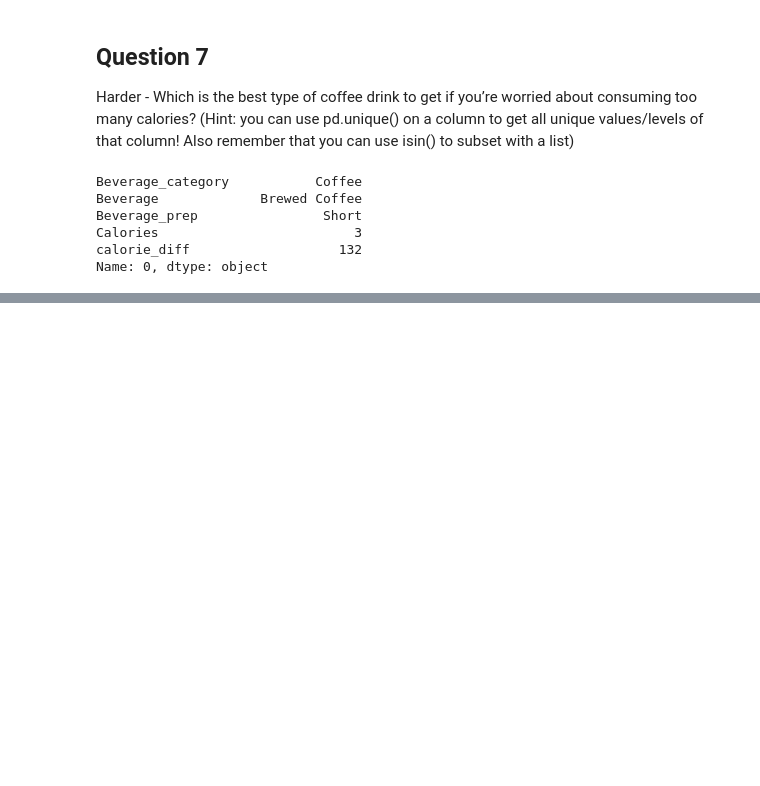
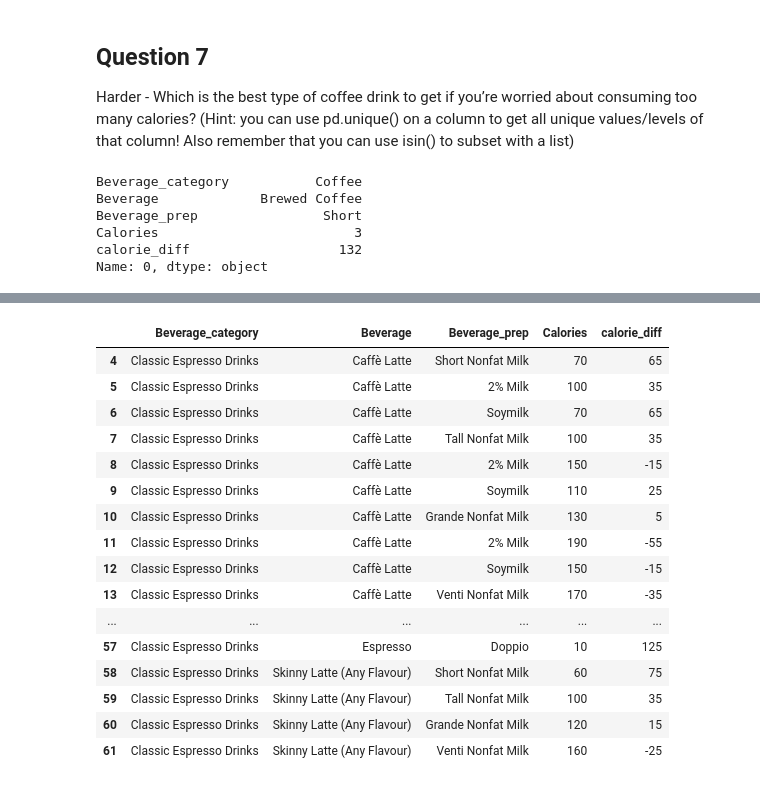
Before and after one commit to dataquine/codeclan_homework_LesleyDuff, a Jupyter notebook: week_12/day_02/homework_week_12_day_02.ipynb, the cells around one changed output, grey strips where cells are left out. Drawn from its saved outputs; the diff is of its cells as text; code cells hidden in the pictures; blank space fills up the shorter version.

```diff
--- a/week_12/day_02/homework_week_12_day_02.ipynb
+++ b/week_12/day_02/homework_week_12_day_02.ipynb
@@ -211,0 +236,26 @@ Name: 0, dtype: object
+# %%
+espresso_drinks = (
+    drinks
+    .query('Beverage_category == "Classic Espresso Drinks"')
+    .copy()
+)
+
+espresso_drinks
+# %% [output]
+|  | Beverage_category | Beverage | Beverage_prep | Calories | calorie_diff |
+| 4 | Classic Espresso Drinks | Caffè Latte | Short Nonfat Milk | 70 | 65 |
+| 5 | Classic Espresso Drinks | Caffè Latte | 2% Milk | 100 | 35 |
+| 6 | Classic Espresso Drinks | Caffè Latte | Soymilk | 70 | 65 |
+| 7 | Classic Espresso Drinks | Caffè Latte | Tall Nonfat Milk | 100 | 35 |
+| 8 | Classic Espresso Drinks | Caffè Latte | 2% Milk | 150 | -15 |
+| 9 | Classic Espresso Drinks | Caffè Latte | Soymilk | 110 | 25 |
+| 10 | Classic Espresso Drinks | Caffè Latte | Grande Nonfat Milk | 130 | 5 |
+| 11 | Classic Espresso Drinks | Caffè Latte | 2% Milk | 190 | -55 |
+| 12 | Classic Espresso Drinks | Caffè Latte | Soymilk | 150 | -15 |
+| 13 | Classic Espresso Drinks | Caffè Latte | Venti Nonfat Milk | 170 | -35 |
+| ... | ... | ... | ... | ... | ... |
+| 57 | Classic Espresso Drinks | Espresso | Doppio | 10 | 125 |
+| 58 | Classic Espresso Drinks | Skinny Latte (Any Flavour) | Short Nonfat Milk | 60 | 75 |
+| 59 | Classic Espresso Drinks | Skinny Latte (Any Flavour) | Tall Nonfat Milk | 100 | 35 |
+| 60 | Classic Espresso Drinks | Skinny Latte (Any Flavour) | Grande Nonfat Milk | 120 | 15 |
+| 61 | Classic Espresso Drinks | Skinny Latte (Any Flavour) | Venti Nonfat Milk | 160 | -25 |
```
Also changed, not shown: parts of 6 cells of this notebook.
